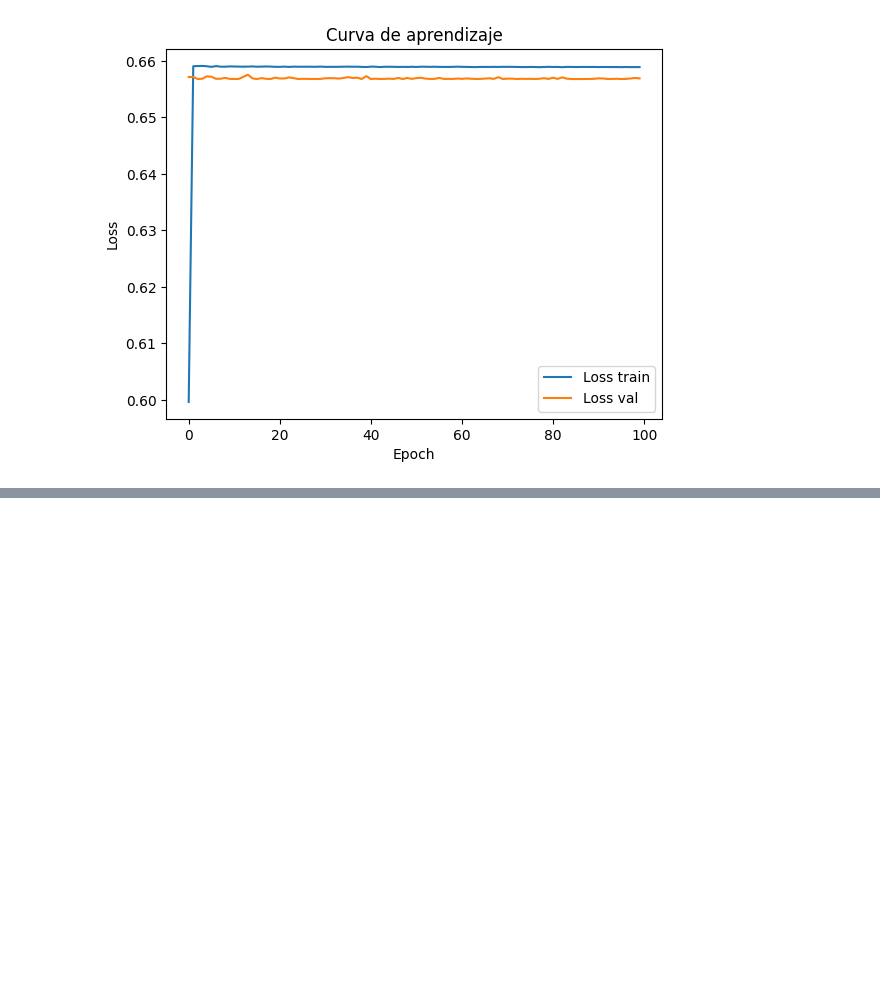
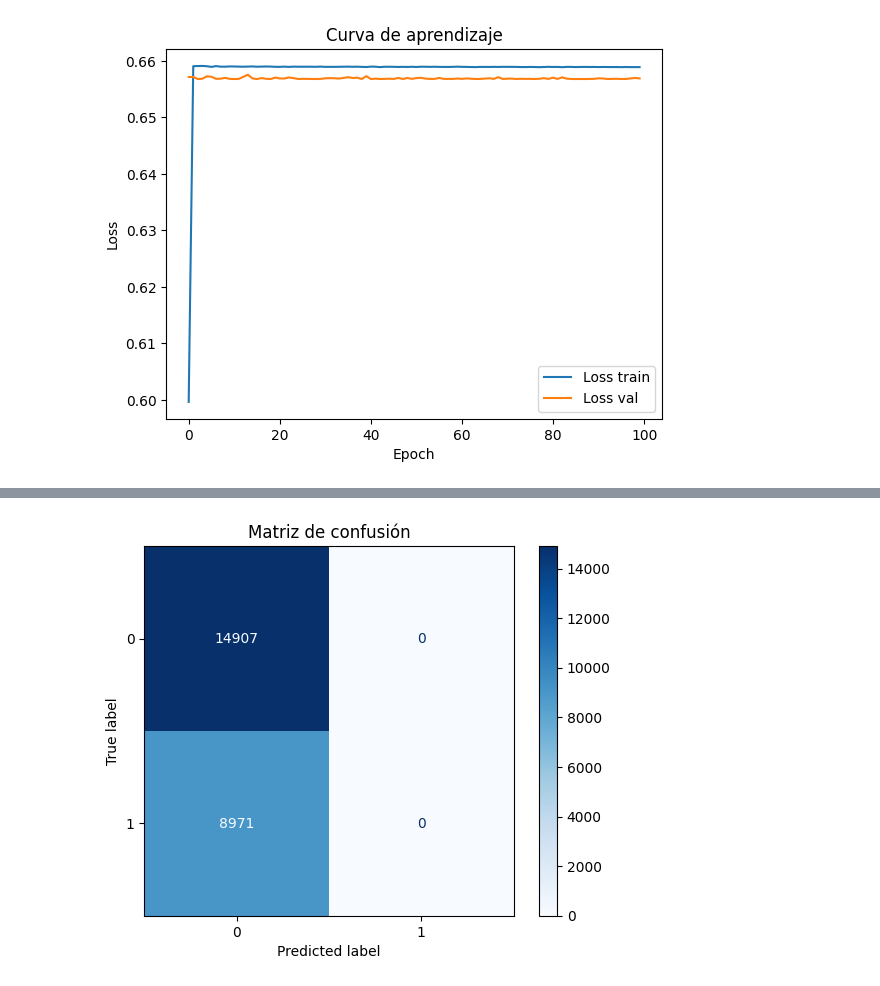
Before and after one commit to RaulRX/hotel-cancellation-ml, a Jupyter notebook: notebooks/final/Pruebas_RedNeuronalMulticapa_final.ipynb, the cells around one changed output, grey strips where cells are left out. Cells and saved outputs as stored; diff of their text form; code cells hidden in the pictures; blank space fills up the shorter version.

Commit message:
feat: added confussion matrix and AUC graphs to RNA Multilayer notebook

```diff
--- a/notebooks/final/Pruebas_RedNeuronalMulticapa_final.ipynb
+++ b/notebooks/final/Pruebas_RedNeuronalMulticapa_final.ipynb
@@ -361,3 +361,15 @@ plt.legend()
 plt.show()
 # %% [output]
 [figure]
+# %%
+# Hacer predicciones y convertir probabilidades a 0/1
+y_pred_prob = modelo_hotel.predict(X_test_transformed)
+y_pred = (y_pred_prob >= 0.5).astype(int).flatten()
+
+# Matriz de confusión
+cm = confusion_matrix(y_test, y_pred)
+disp = ConfusionMatrixDisplay(confusion_matrix=cm)
+disp.plot(cmap='Blues')
+plt.title('Matriz de confusión')
+plt.show()
+# %% [output]
@@ -363,0 +377 @@ plt.show()
+[figure, added]
```
Also changed, not shown: parts of 2 cells of this notebook.
